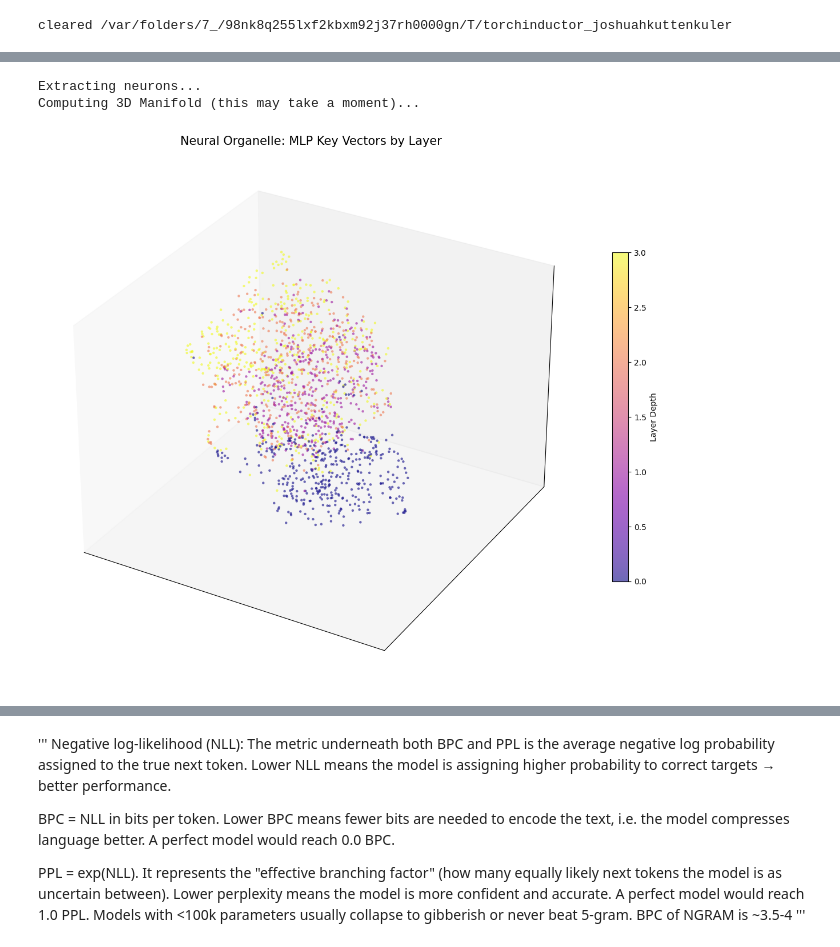
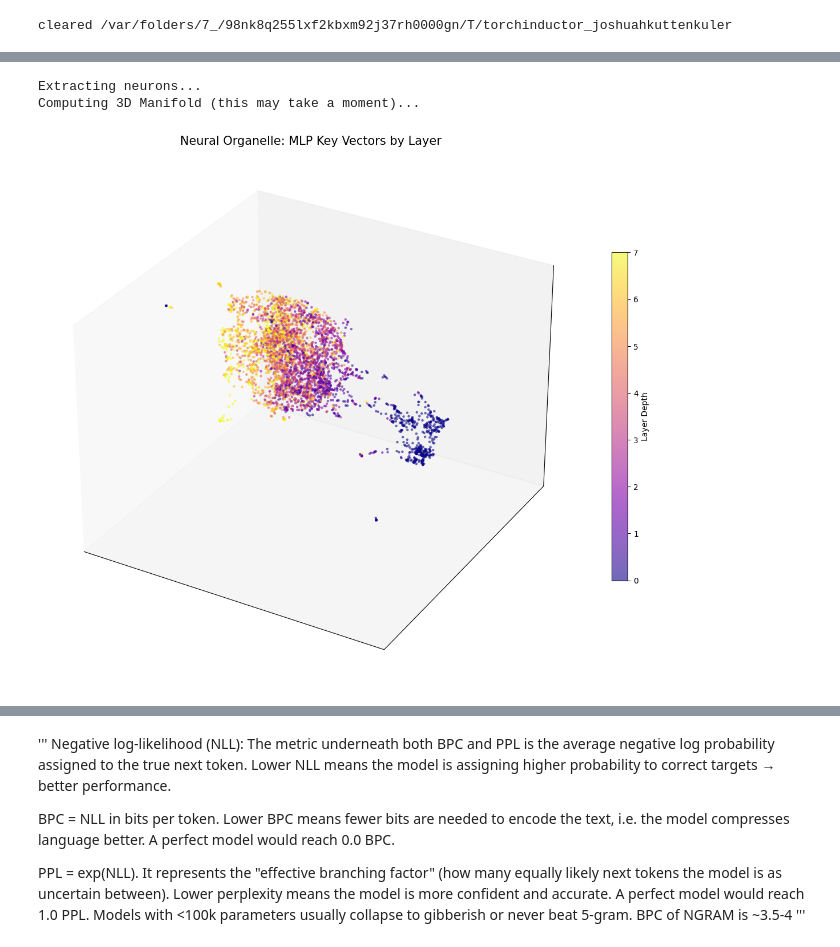
Before and after one commit to falseywinchnet/EpistemicGPT, a Jupyter notebook: 2027GPT.ipynb, the cells around one changed output, grey strips where cells are left out. Saved outputs shown, nothing was run; the diff lists cells and outputs as text; code cells hidden in the pictures.

```diff
--- a/2027GPT.ipynb
+++ b/2027GPT.ipynb
@@ -544,8 +572,8 @@ out_dir    = "./babylm_char_tokenized"
 os.makedirs(out_dir, exist_ok=True)
 
 file_names = [
-    "shakespeare.txt"#,"aochildes.txt", "cbt.txt", "children_stories.txt", "gutenberg.txt",
-    #"qed.txt", "simple_wikipedia.txt", "switchboard.txt", "wikipedia.txt"
+    "shakespeare.txt","aochildes.txt", "cbt.txt", "children_stories.txt", "gutenberg.txt",
+    "qed.txt", "simple_wikipedia.txt", "switchboard.txt", "wikipedia.txt"
 ]
 
 # === Load and split ===
@@ -670,9 +698,9 @@ class GPUBatchDataset(Dataset):
 
 config = GPTConfig(
     vocab_size=len(stoi),
-    n_layer=4,
-    n_embd=192,
-    n_head=6,
+    n_layer=8,
+    n_embd=256,
+    n_head=8,
     block_size=block_size, # always more then trained
     device = device
 )
@@ -778,7 +995,7 @@ def visualize_organelle(model):
     # min_dist: Controls how tightly points pack together.
     print("Computing 3D Manifold (this may take a moment)...")
     reducer = umap.UMAP(
-        n_neighbors=10,
+        n_neighbors=5,
         min_dist=0.1,
         n_components=5,
         metric='cosine' # Cosine is critical for high-dim semantics
@@ -796,34 +1013,34 @@ def visualize_organelle(model):
         embedding[:, 2],
         c=labels,
         cmap='plasma',
         s=10,
         alpha=0.6,
         edgecolor='none'
     )
 
     # Styling to look like the "Twitter render"
     ax.set_facecolor('white')
     ax.grid(False)
     ax.set_title("Neural Organelle: MLP Key Vectors by Layer", fontsize=15)
 
     # Add a color bar indicating depth
     cbar = plt.colorbar(scatter, ax=ax, shrink=0.6)
     cbar.set_label('Layer Depth')
 
     # Remove axis ticks for cleaner look
     ax.set_xticks([])
     ax.set_yticks([])
     ax.set_zticks([])
 
     plt.tight_layout()
     plt.show()
 
 # Run it
 visualize_organelle(model)
 # %% [output]
 Extracting neurons...
 Computing 3D Manifold (this may take a moment)...
-[figure, old version]
+[figure, new version]
 # %%
 for epoch in range(1, num_epochs + 1):
     train_loss = train_epoch()
```
Also changed, not shown: parts of 20 cells of this notebook.
